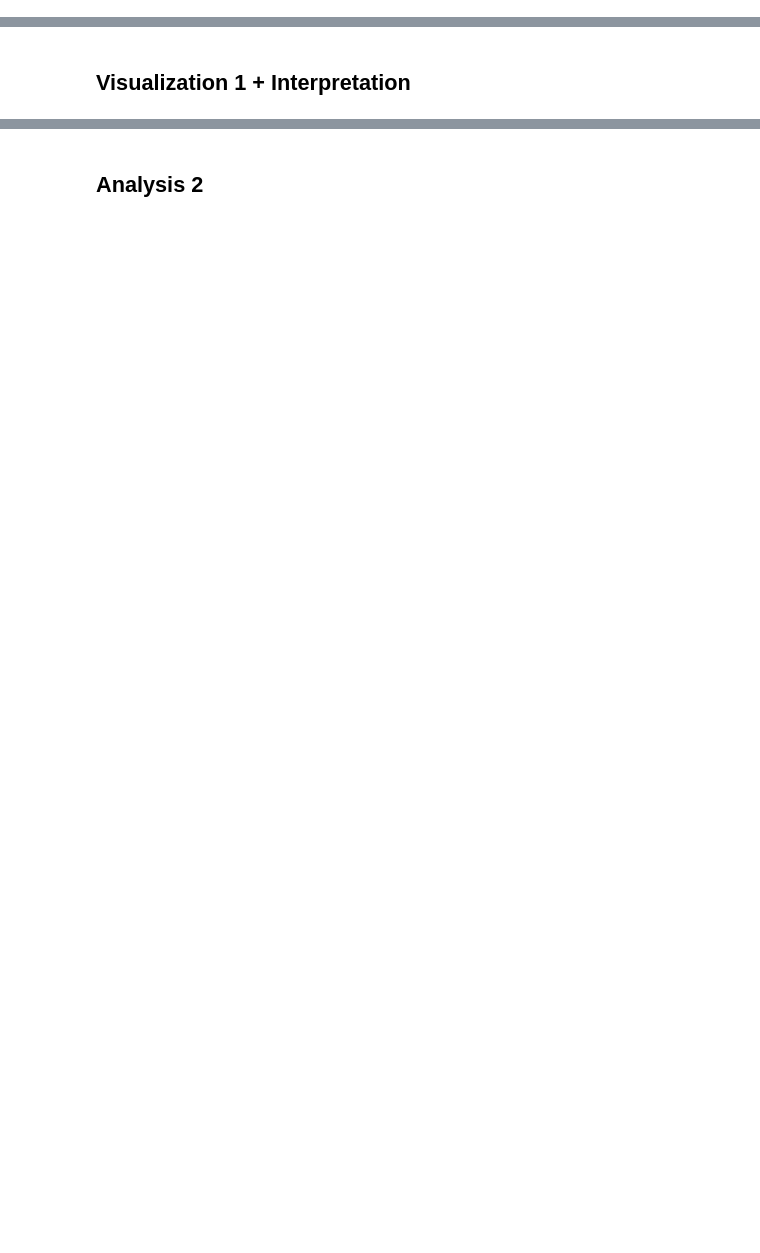
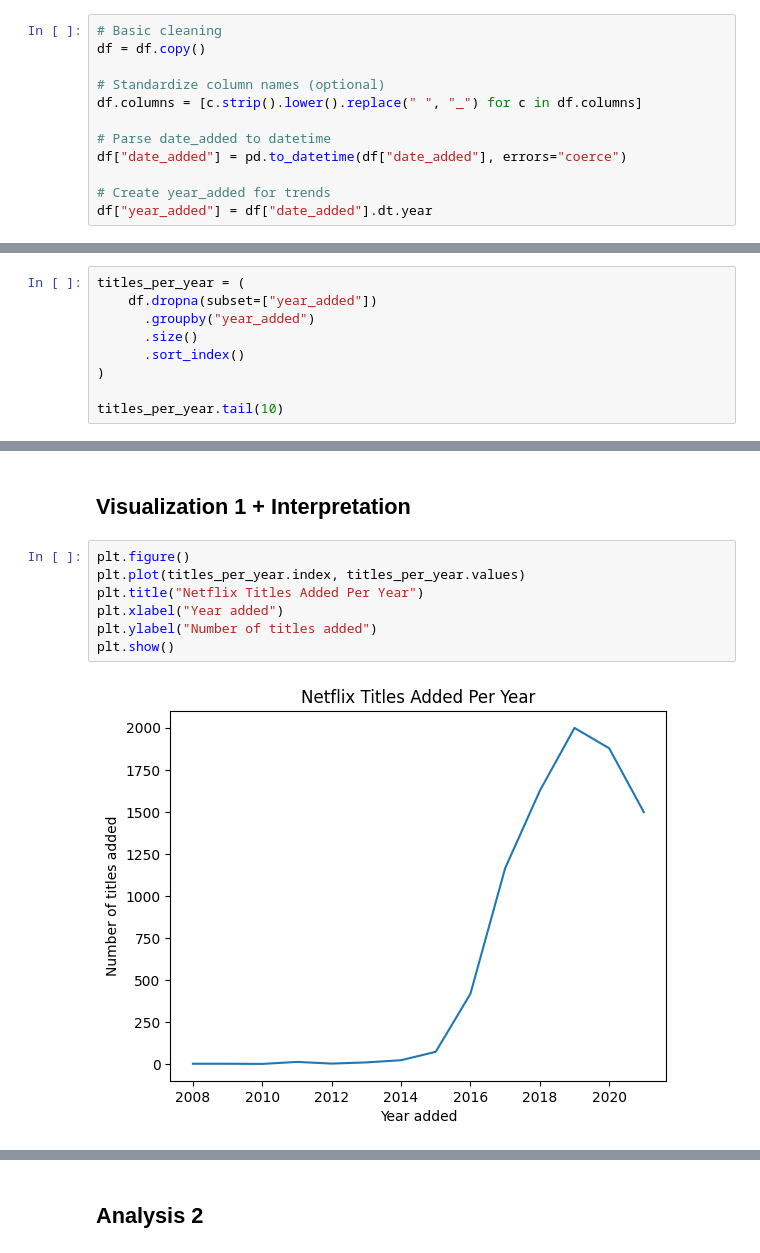
Before and after one commit to bellahavel/cs4379g-assignment1, a Jupyter notebook: notebooks/analysis.ipynb, the cells around one changed output, grey strips where cells are left out. Drawn from its saved outputs; the diff is of its cells as text; blank space fills up the shorter version.

Commit message:
analysis: complete analyses 1 and 2 with visualizations

```diff
--- a/notebooks/analysis.ipynb
+++ b/notebooks/analysis.ipynb
@@ -22,4 +60,16 @@ df.isna().sum().sort_values(ascending=False).head(10)
 # %% [markdown]
 ## Cleaning
+# %%
+# Basic cleaning
+df = df.copy()
+
+# Standardize column names (optional)
+df.columns = [c.strip().lower().replace(" ", "_") for c in df.columns]
+
+# Parse date_added to datetime
+df["date_added"] = pd.to_datetime(df["date_added"], errors="coerce")
+
+# Create year_added for trends
+df["year_added"] = df["date_added"].dt.year
 # %% [markdown]
 ## Helper Function(s)
@@ -26,2 +89,11 @@ df.isna().sum().sort_values(ascending=False).head(10)
 # %% [markdown]
 ## Analysis 1
+# %%
+titles_per_year = (
+    df.dropna(subset=["year_added"])
+      .groupby("year_added")
+      .size()
+      .sort_index()
+)
+
+titles_per_year.tail(10)
@@ -28,2 +113,11 @@ df.isna().sum().sort_values(ascending=False).head(10)
 # %% [markdown]
 ## Visualization 1 + Interpretation
+# %%
+plt.figure()
+plt.plot(titles_per_year.index, titles_per_year.values)
+plt.title("Netflix Titles Added Per Year")
+plt.xlabel("Year added")
+plt.ylabel("Number of titles added")
+plt.show()
+# %% [output]
+[figure, added]
```
Also changed, not shown: parts of 9 cells of this notebook.
